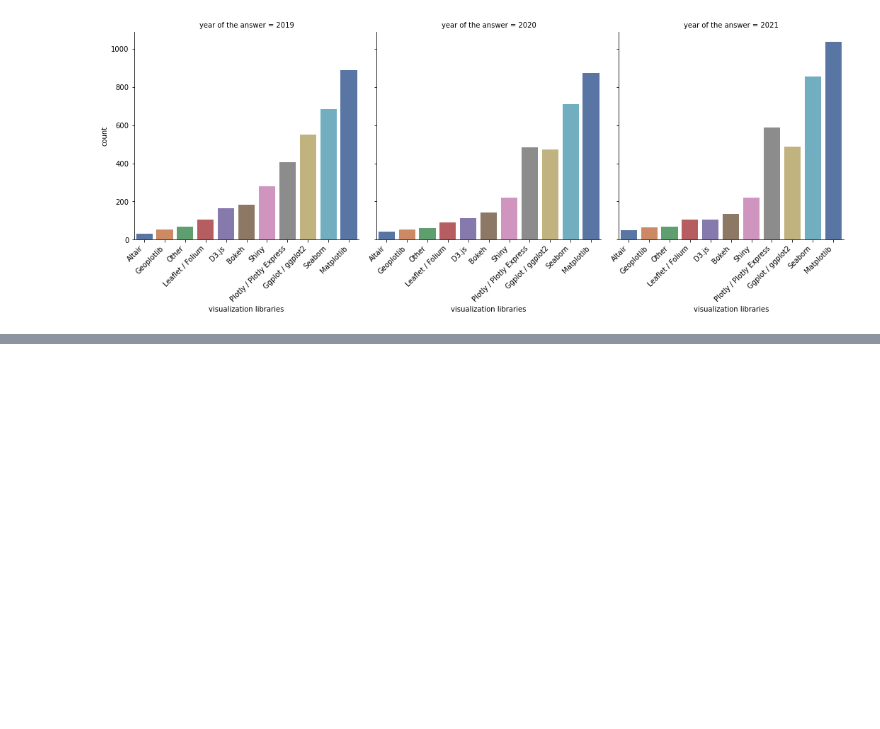
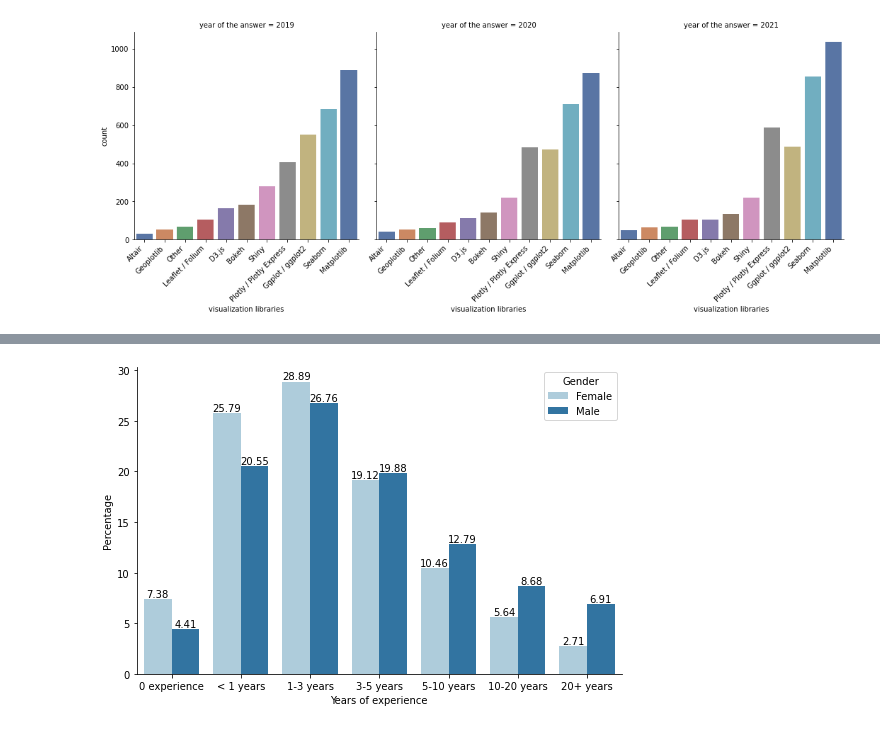
Before and after one commit to mingyeahh/Data-collection-cleaning, a Jupyter notebook: knpv42.ipynb, the cells around one changed output, grey strips where cells are left out. Saved outputs shown, nothing was run; the diff lists cells and outputs as text; code cells hidden in the pictures; blank space fills up the shorter version.

```diff
--- a/knpv42.ipynb
+++ b/knpv42.ipynb
@@ -818,0 +895,30 @@ plt.savefig("plot2_visualisation.png", bbox_inches='tight')
+# %%
+# The world-wide situation of years of experience of women in data science
+
+# female_expe_percentage column represents the percentage of the female in a each category of year of experience among all female
+female_expe_percentage = df.loc[df['What is your gender? - Selected Choice'] == 'Female', 'For how many years have you been writing code and/or programming?'].value_counts() / (df['What is your gender? - Selected Choice']=='Female').sum()
+female_expe = pd.DataFrame({'Years of experience': female_expe_percentage.index, 'Percentage': round(female_expe_percentage*100,2),'Gender': 'Female'})
+# male_expe_percentage column represents the percentage of the male in a each category of year of experience among all male
+male_expe_percentage = df.loc[df['What is your gender? - Selected Choice'] == 'Male', 'For how many years have you been writing code and/or programming?'].value_counts() / (df['What is your gender? - Selected Choice']=='Male').sum()
+male_expe = pd.DataFrame({'Years of experience': male_expe_percentage.index, 'Percentage': round(male_expe_percentage*100,2),'Gender': 'Male'})
+
+expe_percentage = pd.concat([female_expe, male_expe], ignore_index=True, sort=False)
+cat = sns.catplot(x = 'Years of experience',
+                  y = 'Percentage',
+           kind = 'bar',
+           order = ['0 experience', '< 1 years', '1-3 years','3-5 years','5-10 years','10-20 years','20+ years'],
+           data= expe_percentage,
+           hue = 'Gender',
+           legend=False,
+           height=5,
+           palette='Paired',
+           aspect=1.5)
+for i in cat.axes:
+    for j in i:
+        # Display the data on top of each bar
+        for container in j.containers:
+            j.bar_label(container)
+        j.legend().set_title('Gender')
+plt.savefig("Years of experience.png", bbox_inches='tight')
+# %% [output]
+[figure, added]
```
Also changed, not shown: parts of 17 cells of this notebook, 1 other file.
